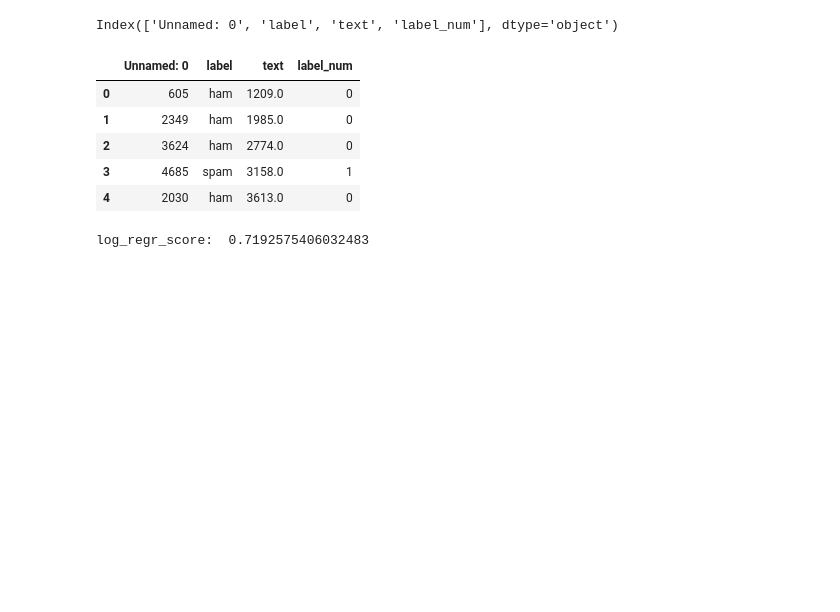
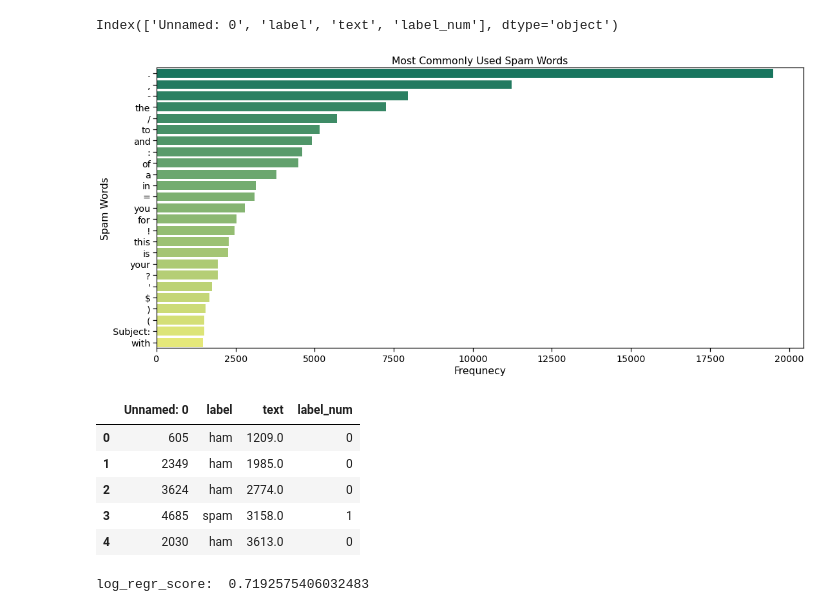
Before and after one commit to rajputvivek07/Data-Analysis, a Jupyter notebook: Vivek_Rajput_46_DA_LAB6.ipynb, the cells around one changed output. Cells and saved outputs as stored; diff of their text form; code cells hidden in the pictures; blank space fills up the shorter version.

```diff
--- a/Vivek_Rajput_46_DA_LAB6.ipynb
+++ b/Vivek_Rajput_46_DA_LAB6.ipynb
@@ -116,6 +135,28 @@ plt.show()
 data.columns
 # %% [output]
 Index(['Unnamed: 0', 'label', 'text', 'label_num'], dtype='object')
+# %%
+from collections import Counter
+data['label'] = data['label'].replace({'spam':0,'ham':1})
+all_spam_words = []
+for sentence in data[data['label'] == 0]['text'].to_list():
+  for word in sentence.split():
+    all_spam_words.append(word)
+df = pd.DataFrame(Counter(all_spam_words).most_common(25), columns= ['Word',
+'Frequency'])
+sns.set_context('notebook', font_scale= 1.3)
+plt.figure(figsize=(18,8))
+sns.barplot(y = df['Word'], x= df['Frequency'], palette= 'summer')
+plt.title("Most Commonly Used Spam Words")
+plt.xlabel("Frequnecy")
+plt.ylabel("Spam Words")
+plt.show()
+all_ham_words = []
+for sentence in data[data['label'] == 1]['text'].to_list():
+  for word in sentence.split():
+    all_ham_words.append(word)
+# %% [output]
+[figure, added]
 # %%
 from sklearn.preprocessing import OrdinalEncoder
 enc = OrdinalEncoder()
```
Also changed, not shown: parts of 1 cell of this notebook.
